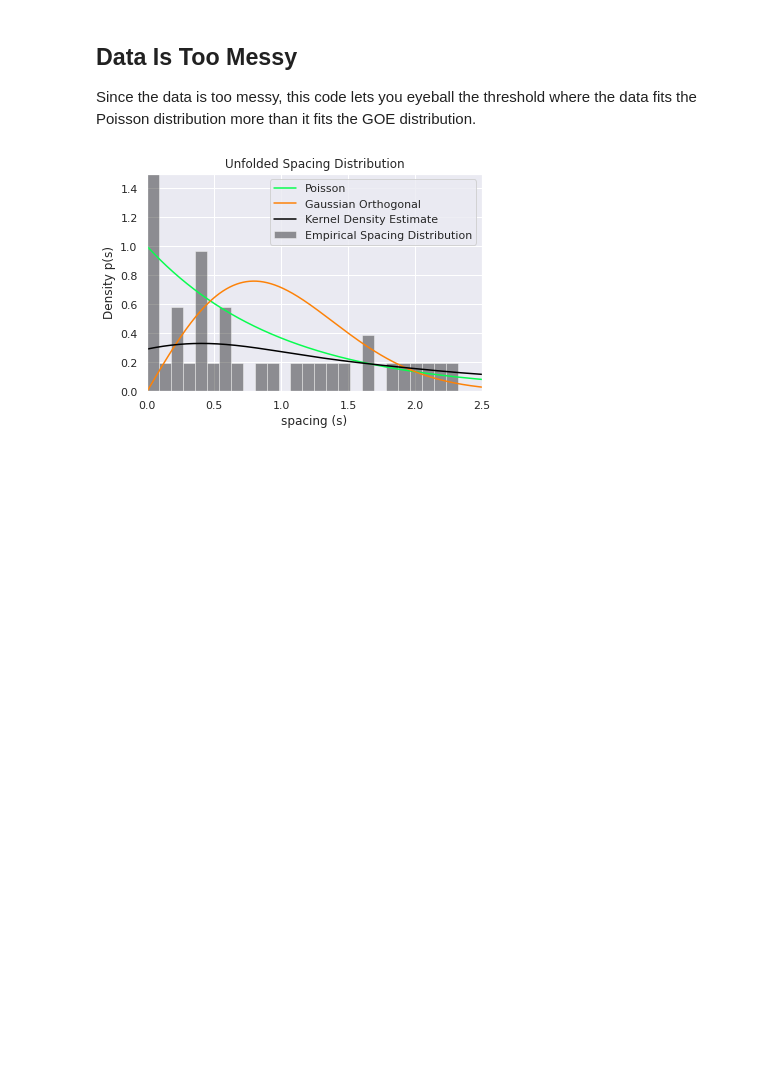
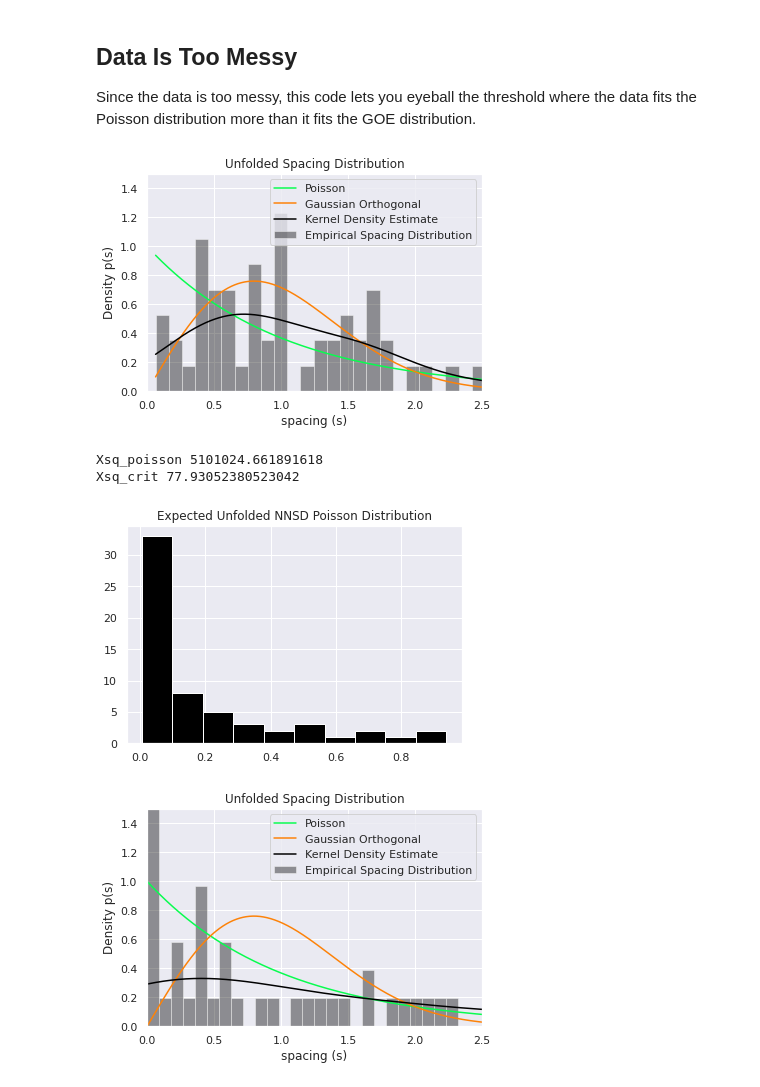
Before and after one commit to olincollege/microbiome-network-analysis-research, a Jupyter notebook: network_analysis.ipynb, the cells around one changed output. Drawn from its saved outputs; the diff is of its cells as text; code cells hidden in the pictures; blank space fills up the shorter version.

```diff
--- a/network_analysis.ipynb
+++ b/network_analysis.ipynb
@@ -213,6 +213,13 @@ TypeError: expected non-empty vector for x
 # %% [markdown]
 ## Data Is Too Messy
 Since the data is too messy, this code lets you eyeball the threshold where the data fits the Poisson distribution more than it fits the GOE distribution.
+# %%
+visualize_threshold(S_corr, 0.03)
+# %% [output]
+[figure, added]
+Xsq_poisson 5101024.661891618
+Xsq_crit 77.93052380523042
+[figure, added]
 # %%
 def visualize_threshold(S_corr, theshold):
     unfolded = get_unfolded_eigs(S_corr, theshold, verbose=True)
```
Also changed, not shown: parts of 3 cells of this notebook, 3 other files.
